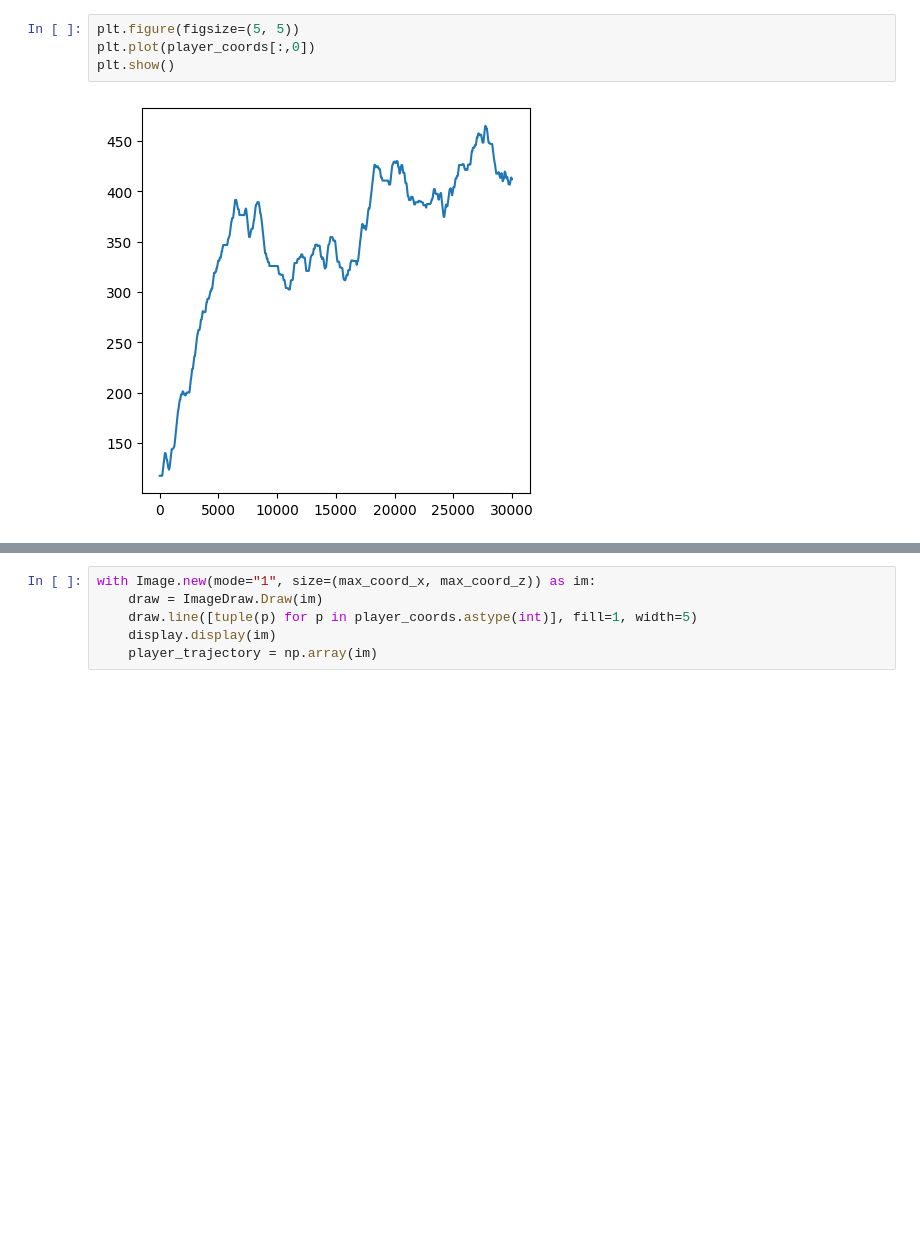
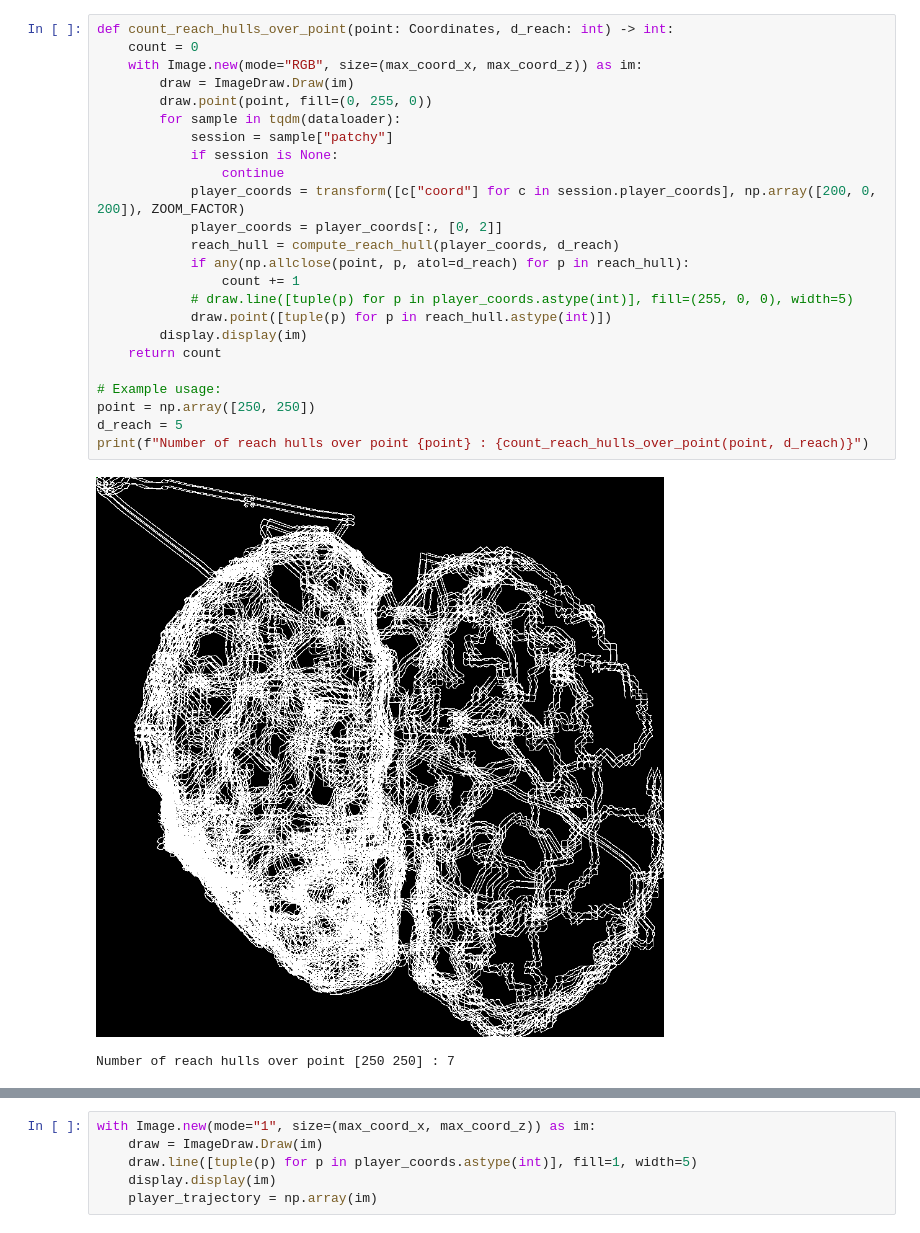
Before and after one commit to TomFiz/neuroforest, a Jupyter notebook: neuroforest-master/notebooks/test_drawing.ipynb, the cells around one changed output, grey strips where cells are left out. Saved outputs shown, nothing was run; the diff lists cells and outputs as text; blank space fills up the shorter version.

```diff
--- a/neuroforest-master/notebooks/test_drawing.ipynb
+++ b/neuroforest-master/notebooks/test_drawing.ipynb
@@ -30,11 +49,32 @@ player_coords = player_coords[:, [0, 2]]
 max_coord_x = int(mushrooms_coords[:, 0].max())
 max_coord_z = int(mushrooms_coords[:, 1].max())
-# %%
-plt.figure(figsize=(5, 5))
-plt.plot(player_coords[:,0])
-plt.show()
-# %% [output]
-[figure]
+# %%
+def count_reach_hulls_over_point(point: Coordinates, d_reach: int) -> int:
+    count = 0
+    with Image.new(mode="RGB", size=(max_coord_x, max_coord_z)) as im:
+        draw = ImageDraw.Draw(im)
+        draw.point(point, fill=(0, 255, 0))
+        for sample in tqdm(dataloader):
+            session = sample["patchy"]
+            if session is None:
+                continue
+            player_coords = transform([c["coord"] for c in session.player_coords], np.array([200, 0, 200]), ZOOM_FACTOR)
+            player_coords = player_coords[:, [0, 2]]
+            reach_hull = compute_reach_hull(player_coords, d_reach)
+            if any(np.allclose(point, p, atol=d_reach) for p in reach_hull):
+                count += 1
+            # draw.line([tuple(p) for p in player_coords.astype(int)], fill=(255, 0, 0), width=5)
+            draw.point([tuple(p) for p in reach_hull.astype(int)])
+        display.display(im)
+    return count
+
+# Example usage:
+point = np.array([250, 250])
+d_reach = 5
+print(f"Number of reach hulls over point {point} : {count_reach_hulls_over_point(point, d_reach)}")
+# %% [output]
+[figure, added]
+Number of reach hulls over point [250 250] : 7
 # %%
 def draw_cross(draw: ImageDraw.Draw, coord: tuple[int, int], time: int):
     offset = 10
```
Also changed, not shown: parts of 9 cells of this notebook, 1 other file.
